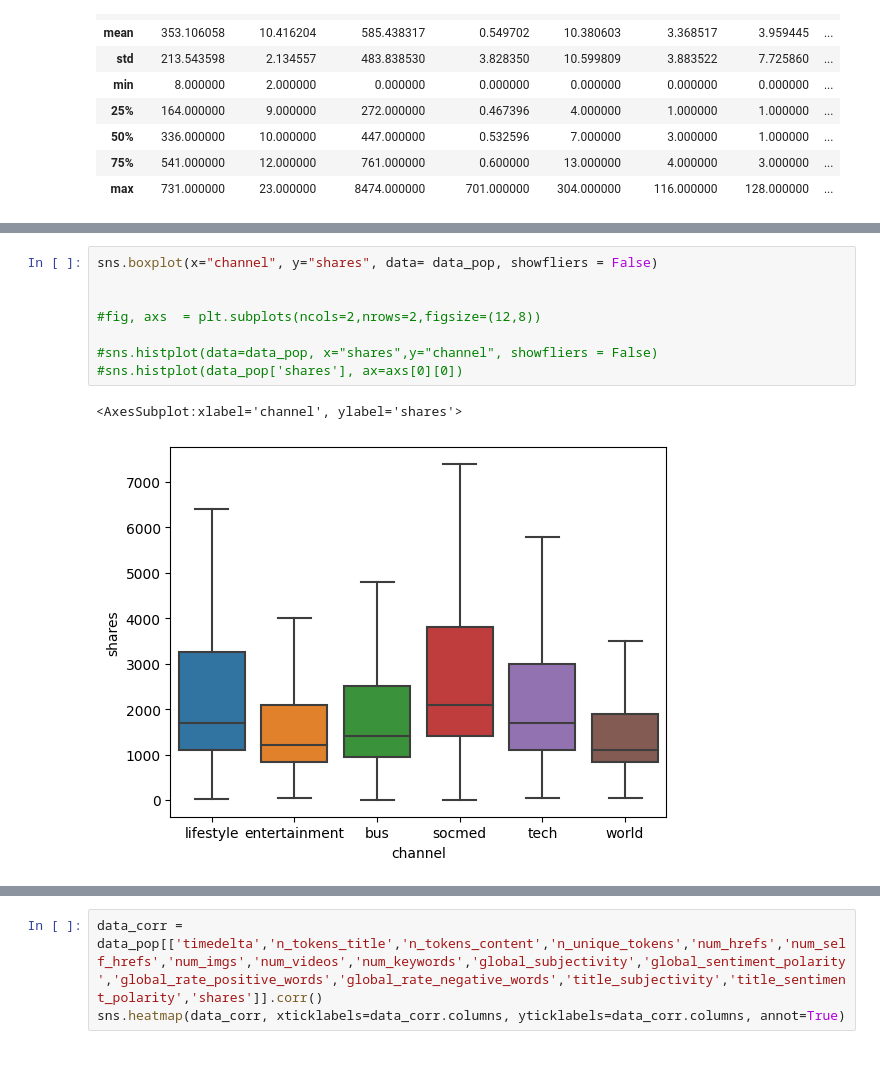
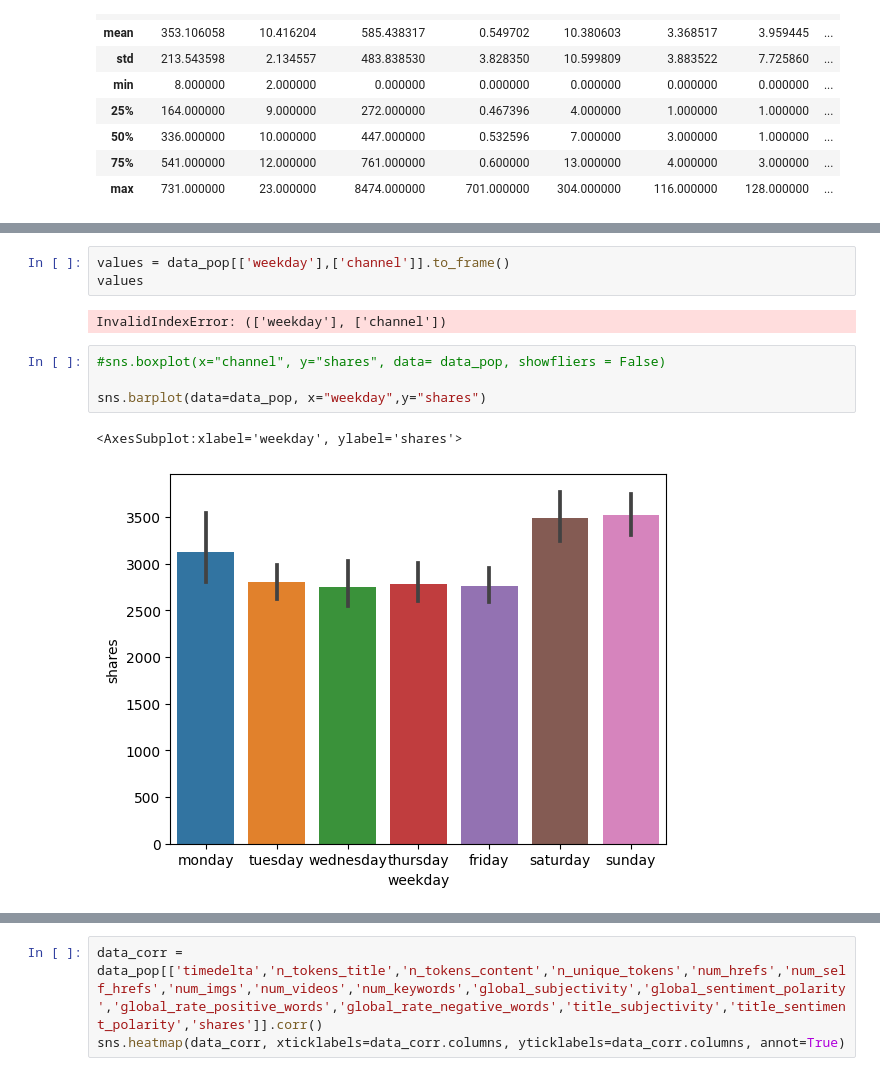
Before and after one commit to Jownao/dive_datascience, a Jupyter notebook: lab/01_Analise de Dados.ipynb, the cells around one changed output, grey strips where cells are left out. Cells and saved outputs as stored; diff of their text form.

```diff
--- a/lab/01_Analise de Dados.ipynb
+++ b/lab/01_Analise de Dados.ipynb
@@ -85,12 +157,13 @@ dtype: float64
+# %%
+values = data_pop[['weekday'],['channel']].to_frame()
+values
+# %% [output]
+InvalidIndexError: (['weekday'], ['channel'])
 # %%
-sns.boxplot(x="channel", y="shares", data= data_pop, showfliers = False)
+#sns.boxplot(x="channel", y="shares", data= data_pop, showfliers = False)
 
-
-#fig, axs  = plt.subplots(ncols=2,nrows=2,figsize=(12,8))
-
-#sns.histplot(data=data_pop, x="shares",y="channel", showfliers = False)
-#sns.histplot(data_pop['shares'], ax=axs[0][0])
+sns.barplot(data=data_pop, x="weekday",y="shares")
 # %% [output]
-<AxesSubplot:xlabel='channel', ylabel='shares'>
+<AxesSubplot:xlabel='weekday', ylabel='shares'>
-[figure, old version]
+[figure, new version]
 # %%
```
Also changed, not shown: parts of 6 cells of this notebook.
